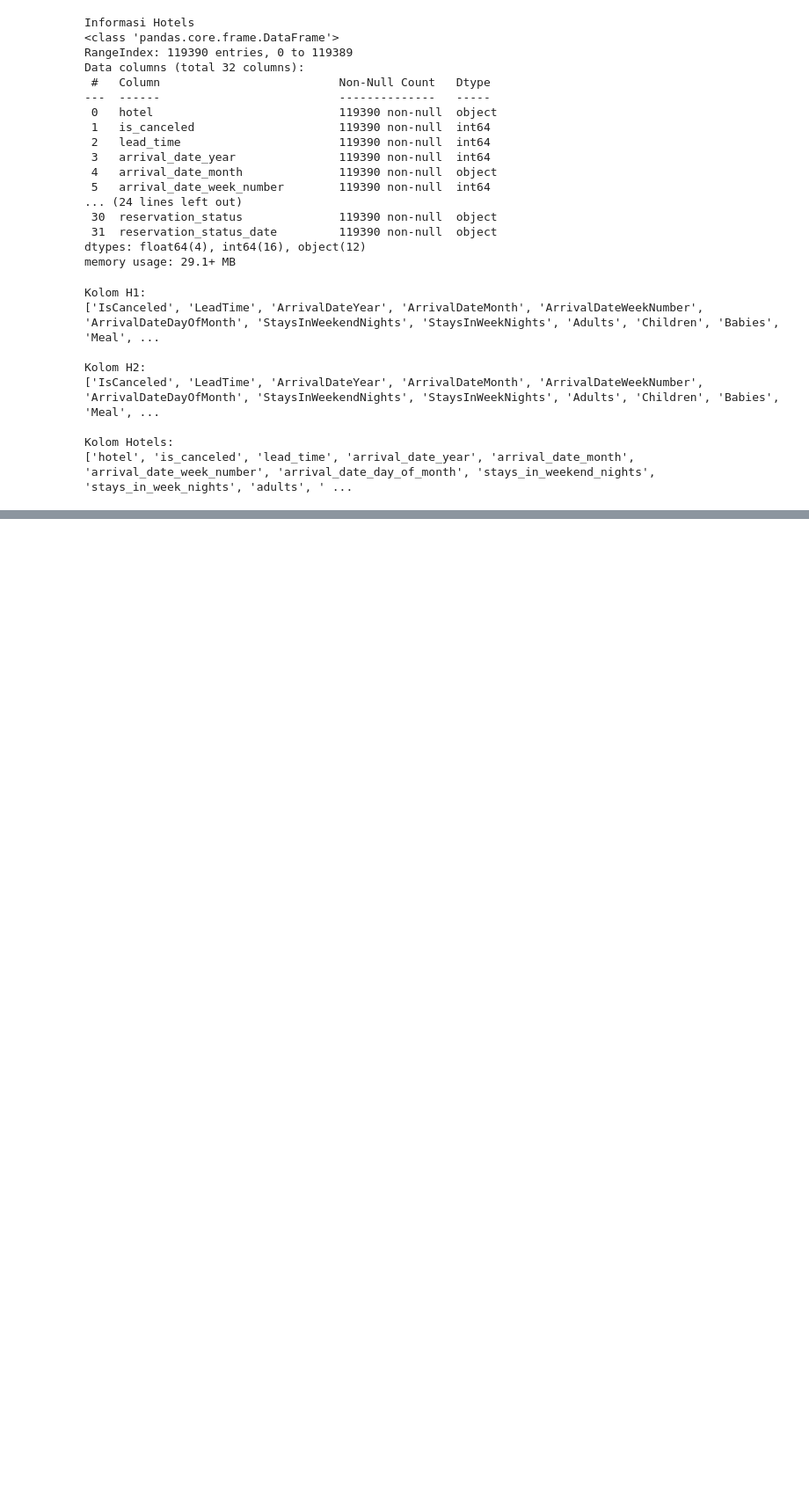
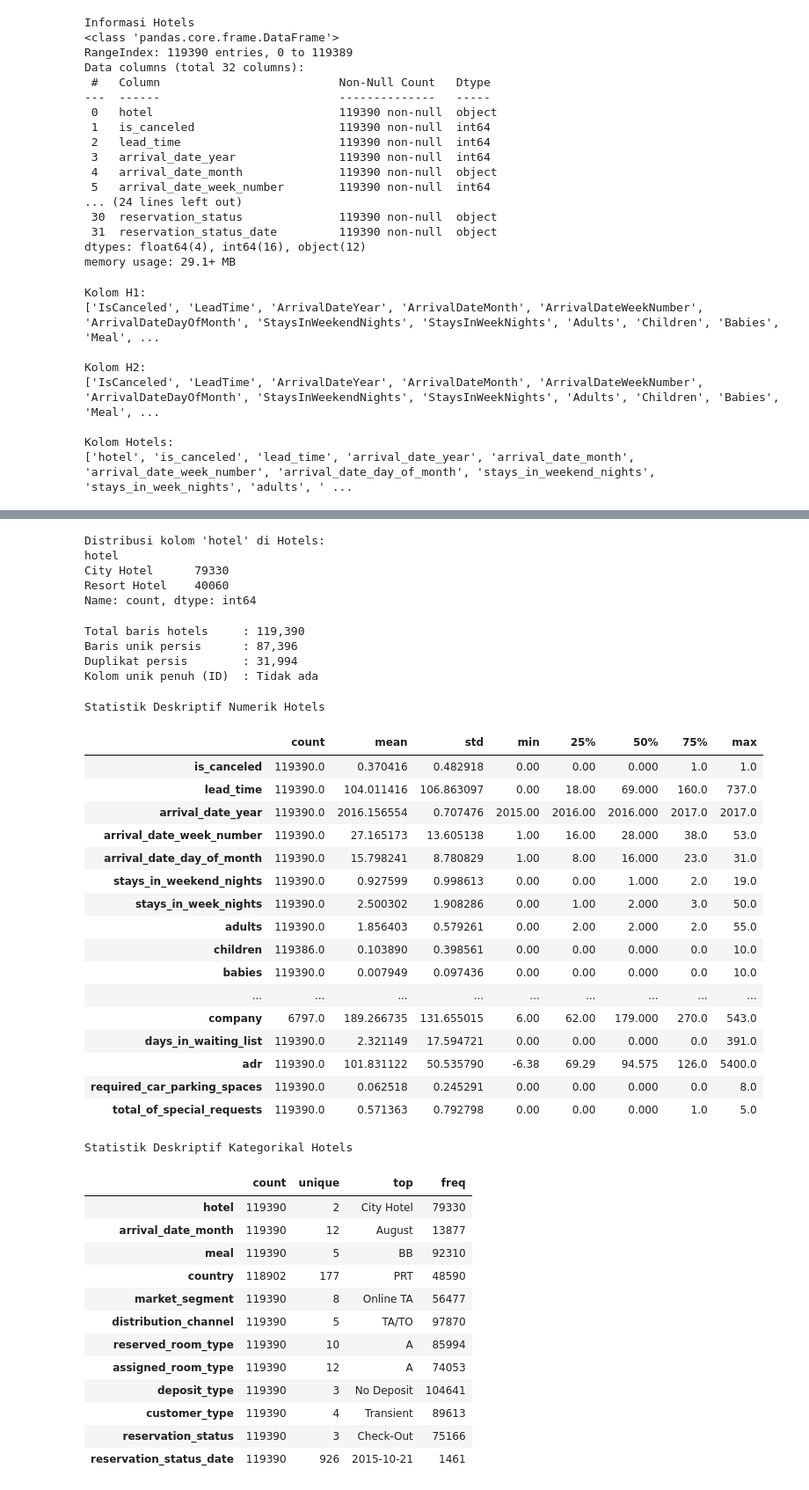
Before and after one commit to aulnr43/final_peoject_tsdw, a Jupyter notebook: notebooks/01_understanding_data.ipynb, the cells around one changed output, grey strips where cells are left out. Shown at 88% size. Saved outputs shown, nothing was run; the diff lists cells and outputs as text; code cells hidden in the pictures; blank space fills up the shorter version.

```diff
--- a/notebooks/01_understanding_data.ipynb
+++ b/notebooks/01_understanding_data.ipynb
@@ -42,7 +46,3 @@ hotels_file = csv_files.get("hotels.csv")
 H1 = pd.read_csv(H1_file)
 H2 = pd.read_csv(H2_file)
 hotels = pd.read_csv(hotels_file)
-# %%
-H1 = pd.read_csv("H1.csv")
-H2 = pd.read_csv("H2.csv")
-hotels = pd.read_csv("hotels.csv")
@@ -177,5 +177 @@ print(H1.columns.equals(H2.columns))
 True
-# %%
-print("Nama Kolom:")
-for i, col in enumerate(H1.columns, start=1):
-    print(i, col, "-", H1[col].dtype)
@@ -199,0 +182,72 @@ Nama Kolom:
+# %%
+print("\nDistribusi kolom 'hotel' di Hotels:")
+print(hotels["hotel"].value_counts(dropna=False))
+# %% [output]
+Distribusi kolom 'hotel' di Hotels:
+hotel
+City Hotel      79330
+Resort Hotel    40060
+Name: count, dtype: int64
+# %%
+total_baris = len(hotels)
+baris_unik = len(hotels.drop_duplicates())
+kolom_unik_penuh = [col for col in hotels.columns if hotels[col].nunique(dropna=False) == total_baris]
+
+print(f"Total baris hotels     : {total_baris:,}")
+print(f"Baris unik persis      : {baris_unik:,}")
+print(f"Duplikat persis        : {total_baris - baris_unik:,}")
+print(f"Kolom unik penuh (ID)  : {kolom_unik_penuh if kolom_unik_penuh else 'Tidak ada'}")
+# %% [output]
+Total baris hotels     : 119,390
+Baris unik persis      : 87,396
+Duplikat persis        : 31,994
+Kolom unik penuh (ID)  : Tidak ada
+# %%
+print("Statistik Deskriptif Numerik Hotels")
+display(hotels.describe().T)
+
+print("\nStatistik Deskriptif Kategorikal Hotels")
+display(hotels.describe(include="object").T)
+
+ringkasan_kolom = pd.DataFrame({
+    "nama_kolom": hotels.columns,
+    "pandas_dtype": hotels.dtypes.astype(str).values,
+    "jumlah_missing": hotels.isna().sum().values,
+    "persen_missing": (hotels.isna().mean() * 100).round(2).values,
+    "jumlah_unik": hotels.nunique(dropna=True).values,
+    "contoh_nilai": [hotels[col].dropna().unique()[:4].tolist() for col in hotels.columns]
+})
+display(ringkasan_kolom)
+# %% [output]
+Statistik Deskriptif Numerik Hotels
+|  | count | mean | std | min | 25% | 50% | 75% | max |
+| is_canceled | 119390.0 | 0.370416 | 0.482918 | 0.00 | 0.00 | 0.000 | 1.0 | 1.0 |
+| lead_time | 119390.0 | 104.011416 | 106.863097 | 0.00 | 18.00 | 69.000 | 160.0 | 737.0 |
+| arrival_date_year | 119390.0 | 2016.156554 | 0.707476 | 2015.00 | 2016.00 | 2016.000 | 2017.0 | 2017.0 |
+| arrival_date_week_number | 119390.0 | 27.165173 | 13.605138 | 1.00 | 16.00 | 28.000 | 38.0 | 53.0 |
+| arrival_date_day_of_month | 119390.0 | 15.798241 | 8.780829 | 1.00 | 8.00 | 16.000 | 23.0 | 31.0 |
+| stays_in_weekend_nights | 119390.0 | 0.927599 | 0.998613 | 0.00 | 0.00 | 1.000 | 2.0 | 19.0 |
+| stays_in_week_nights | 119390.0 | 2.500302 | 1.908286 | 0.00 | 1.00 | 2.000 | 3.0 | 50.0 |
+| adults | 119390.0 | 1.856403 | 0.579261 | 0.00 | 2.00 | 2.000 | 2.0 | 55.0 |
+| children | 119386.0 | 0.103890 | 0.398561 | 0.00 | 0.00 | 0.000 | 0.0 | 10.0 |
+| babies | 119390.0 | 0.007949 | 0.097436 | 0.00 | 0.00 | 0.000 | 0.0 | 10.0 |
+| ... | ... | ... | ... | ... | ... | ... | ... | ... |
+| company | 6797.0 | 189.266735 | 131.655015 | 6.00 | 62.00 | 179.000 | 270.0 | 543.0 |
+| days_in_waiting_list | 119390.0 | 2.321149 | 17.594721 | 0.00 | 0.00 | 0.000 | 0.0 | 391.0 |
+| adr | 119390.0 | 101.831122 | 50.535790 | -6.38 | 69.29 | 94.575 | 126.0 | 5400.0 |
+| required_car_parking_spaces | 119390.0 | 0.062518 | 0.245291 | 0.00 | 0.00 | 0.000 | 0.0 | 8.0 |
+| total_of_special_requests | 119390.0 | 0.571363 | 0.792798 | 0.00 | 0.00 | 0.000 | 1.0 | 5.0 |
+Statistik Deskriptif Kategorikal Hotels
+|  | count | unique | top | freq |
+| hotel | 119390 | 2 | City Hotel | 79330 |
+| arrival_date_month | 119390 | 12 | August | 13877 |
+| meal | 119390 | 5 | BB | 92310 |
+| country | 118902 | 177 | PRT | 48590 |
+| market_segment | 119390 | 8 | Online TA | 56477 |
+| distribution_channel | 119390 | 5 | TA/TO | 97870 |
+| reserved_room_type | 119390 | 10 | A | 85994 |
+| assigned_room_type | 119390 | 12 | A | 74053 |
+| deposit_type | 119390 | 3 | No Deposit | 104641 |
+| customer_type | 119390 | 4 | Transient | 89613 |
+| reservation_status | 119390 | 3 | Check-Out | 75166 |
+| reservation_status_date | 119390 | 926 | 2015-10-21 | 1461 |
```
Also changed, not shown: parts of 7 cells of this notebook.
